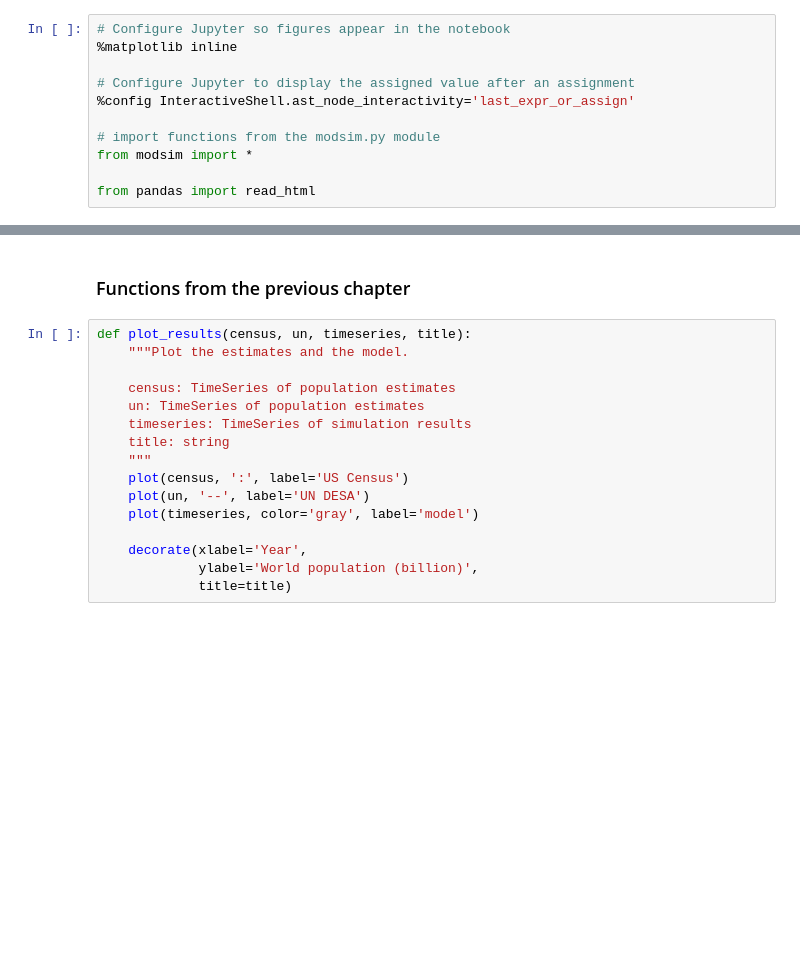
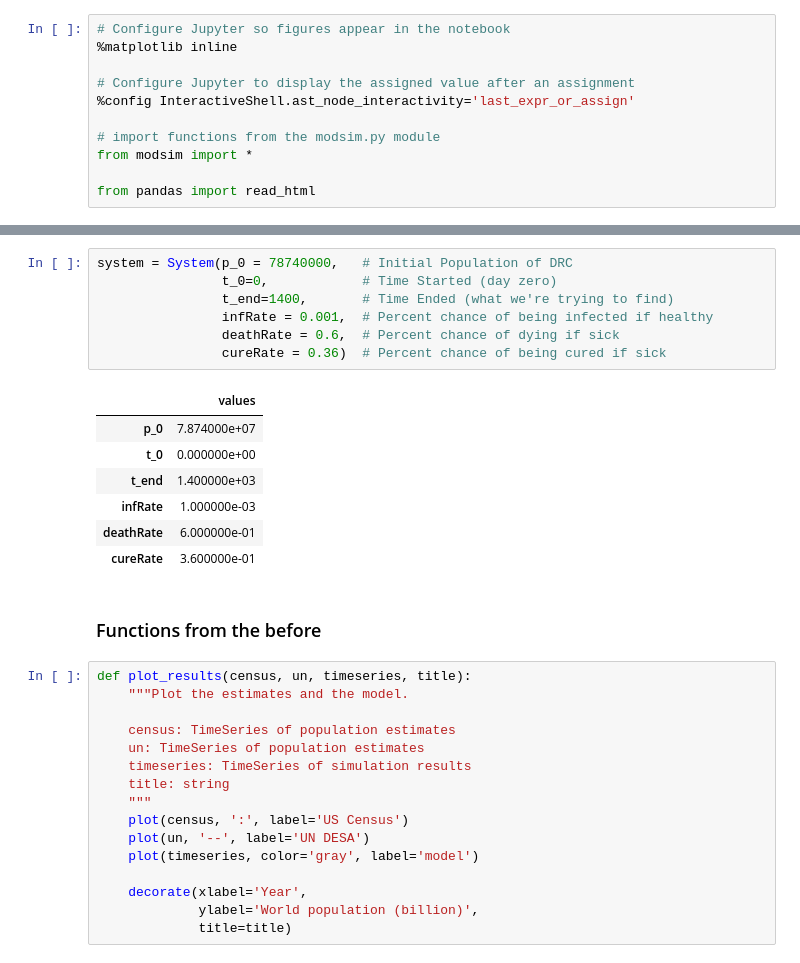
Before and after one commit to SanderMiller/ModSimPy, a Jupyter notebook: code/Project 1 - Ebola.ipynb, the cells around one changed output, grey strips where cells are left out. Cells and saved outputs as stored; diff of their text form; blank space fills up the shorter version.

```diff
--- a/code/Project 1 - Ebola.ipynb
+++ b/code/Project 1 - Ebola.ipynb
@@ -20,5 +47,20 @@ Set up System Variables
+# %%
+system = System(p_0 = 78740000,   # Initial Population of DRC
+                t_0=0,            # Time Started (day zero)
+                t_end=1400,       # Time Ended (what we're trying to find)
+                infRate = 0.001,  # Percent chance of being infected if healthy
+                deathRate = 0.6,  # Percent chance of dying if sick
+                cureRate = 0.36)  # Percent chance of being cured if sick
+# %% [output]
+|  | values |
+| p_0 | 7.874000e+07 |
+| t_0 | 0.000000e+00 |
+| t_end | 1.400000e+03 |
+| infRate | 1.000000e-03 |
+| deathRate | 6.000000e-01 |
+| cureRate | 3.600000e-01 |
 # %% [markdown]
-### Functions from the previous chapter
+### Functions from the before
 # %%
 def plot_results(census, un, timeseries, title):
     """Plot the estimates and the model.
```
Also changed, not shown: parts of 56 cells of this notebook.
